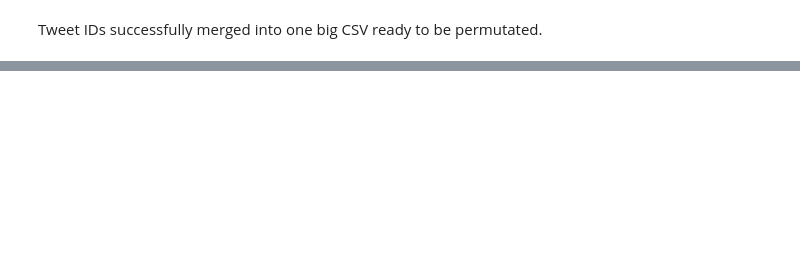
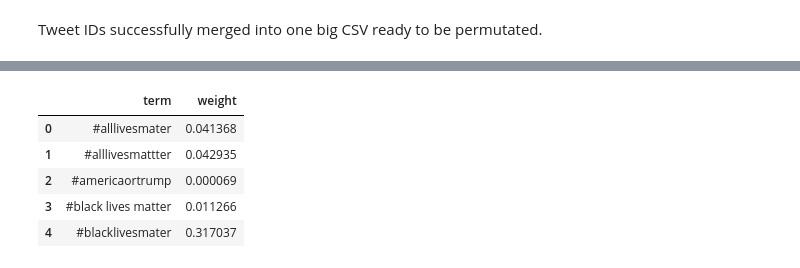
Before and after one commit to dowoma/DDS_BLM, a Jupyter notebook: DataCleaning-copy.ipynb, the cells around one changed output, grey strips where cells are left out. Cells and saved outputs as stored; diff of their text form; code cells hidden in the pictures; blank space fills up the shorter version.

```diff
--- a/DataCleaning-copy.ipynb
+++ b/DataCleaning-copy.ipynb
@@ -264,0 +284,11 @@ Randomly selected 2,000,000 tweet IDs.
+# %%
+blm = pd.read_csv('/Users/dmusa/Documents/UCSD/2021-2022/BLM_Tweets/topics/blm100.csv')
+blm = blm[['term', 'weight']]
+blm.head()
+# %% [output]
+|  | term | weight |
+| 0 | #alllivesmater | 0.041368 |
+| 1 | #alllivesmattter | 0.042935 |
+| 2 | #americaortrump | 0.000069 |
+| 3 | #black lives matter | 0.011266 |
+| 4 | #blacklivesmater | 0.317037 |
```
Also changed, not shown: parts of 15 cells of this notebook.
